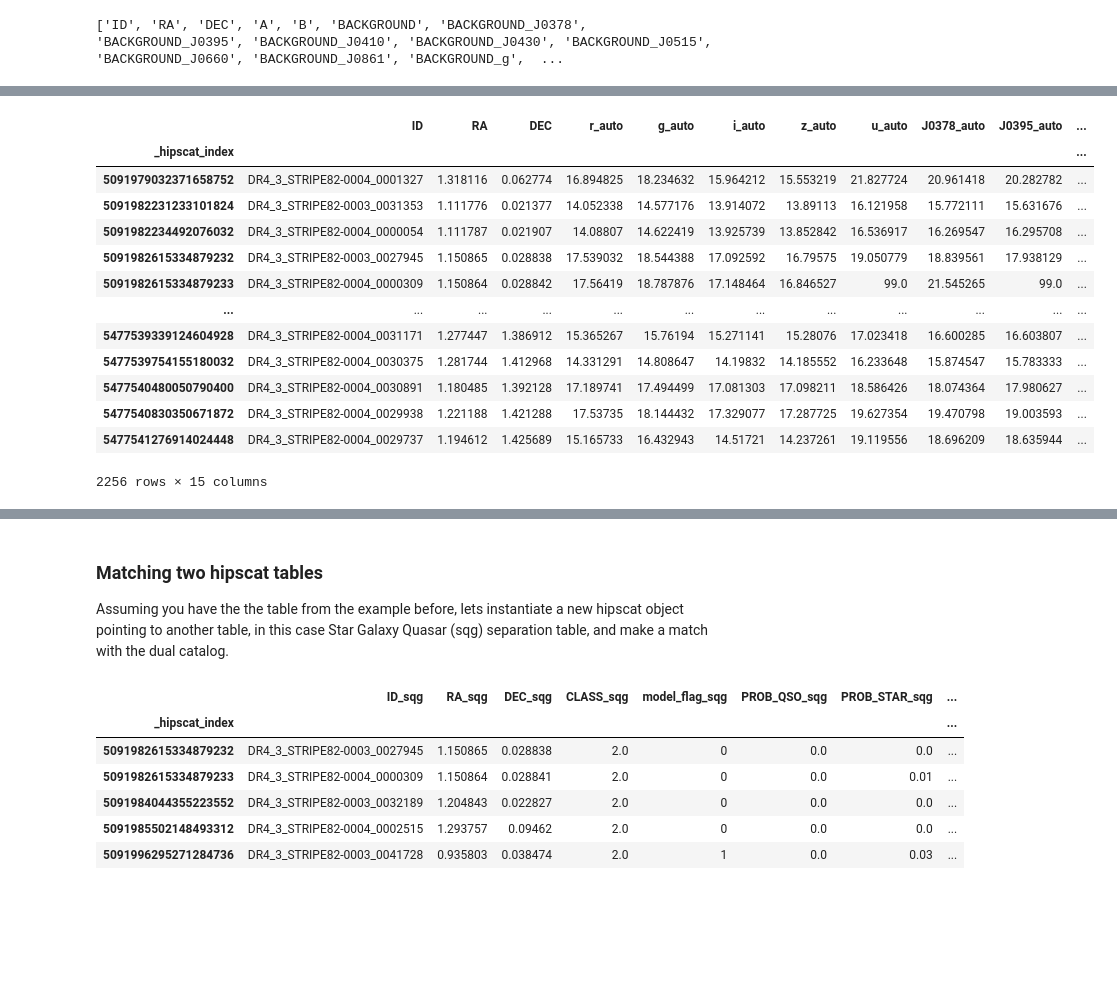
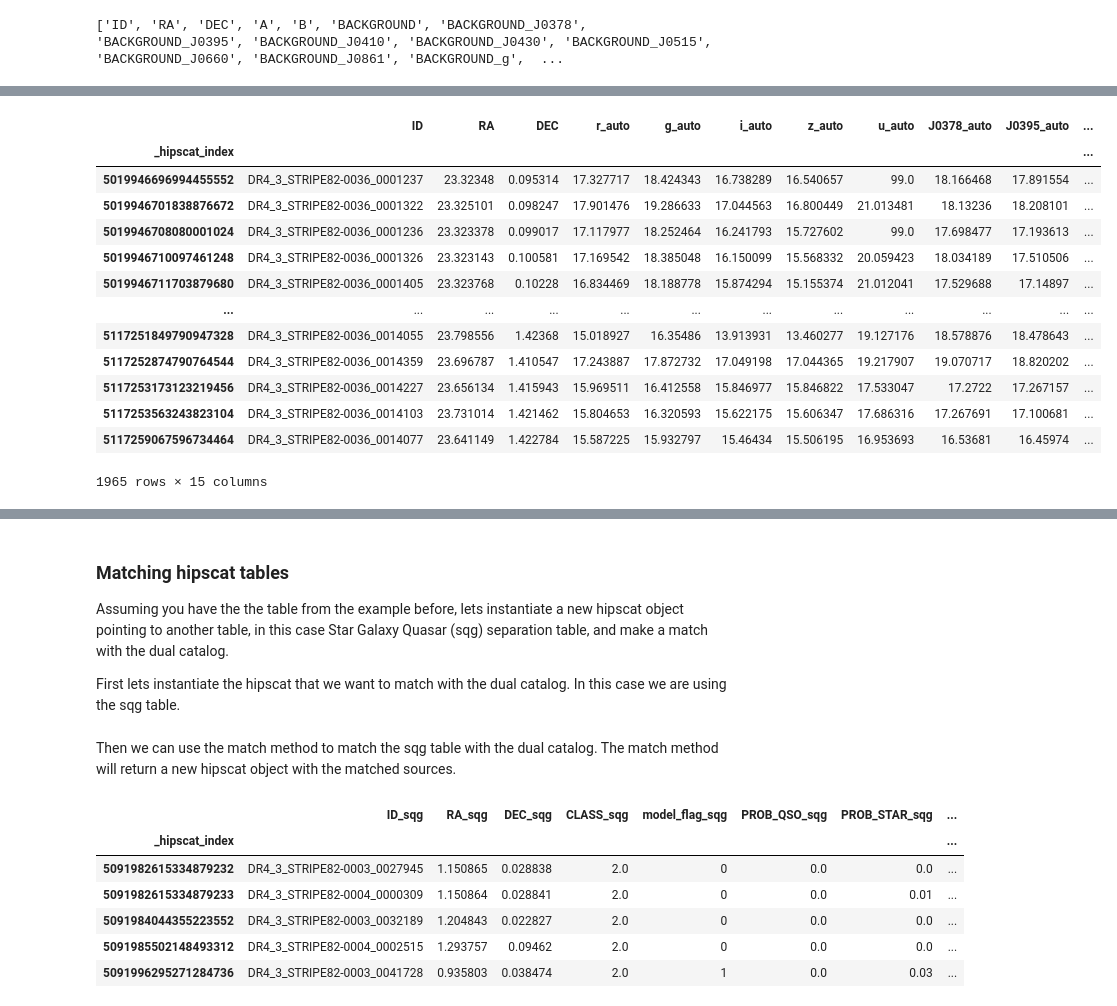
Before and after one commit to felipefer42/XLVII_SAB_workshop, a Jupyter notebook: content/lsdb_query.ipynb, the cells around one changed output, grey strips where cells are left out. Saved outputs shown, nothing was run; the diff lists cells and outputs as text; code cells hidden in the pictures; blank space fills up the shorter version.

```diff
--- a/content/lsdb_query.ipynb
+++ b/content/lsdb_query.ipynb
@@ -68,25 +79,25 @@ dual = lsdb.read_hipscat(
 )
 # %%
 dual.cone_search(
-    1, # ra
+    23, # ra
     1, # dec
     1*3600 # radius in arcseconds
 ).compute()
 # %% [output]
 |  | ID | RA | DEC | r_auto | g_auto | i_auto | z_auto | u_auto | J0378_auto | J0395_auto | ... |
 | _hipscat_index |  |  |  |  |  |  |  |  |  |  | ... |
-| 5091979032371658752 | DR4_3_STRIPE82-0004_0001327 | 1.318116 | 0.062774 | 16.894825 | 18.234632 | 15.964212 | 15.553219 | 21.827724 | 20.961418 | 20.282782 | ... |
-| 5091982231233101824 | DR4_3_STRIPE82-0003_0031353 | 1.111776 | 0.021377 | 14.052338 | 14.577176 | 13.914072 | 13.89113 | 16.121958 | 15.772111 | 15.631676 | ... |
-| 5091982234492076032 | DR4_3_STRIPE82-0004_0000054 | 1.111787 | 0.021907 | 14.08807 | 14.622419 | 13.925739 | 13.852842 | 16.536917 | 16.269547 | 16.295708 | ... |
-| 5091982615334879232 | DR4_3_STRIPE82-0003_0027945 | 1.150865 | 0.028838 | 17.539032 | 18.544388 | 17.092592 | 16.79575 | 19.050779 | 18.839561 | 17.938129 | ... |
-| 5091982615334879233 | DR4_3_STRIPE82-0004_0000309 | 1.150864 | 0.028842 | 17.56419 | 18.787876 | 17.148464 | 16.846527 | 99.0 | 21.545265 | 99.0 | ... |
+| 5019946696994455552 | DR4_3_STRIPE82-0036_0001237 | 23.32348 | 0.095314 | 17.327717 | 18.424343 | 16.738289 | 16.540657 | 99.0 | 18.166468 | 17.891554 | ... |
+| 5019946701838876672 | DR4_3_STRIPE82-0036_0001322 | 23.325101 | 0.098247 | 17.901476 | 19.286633 | 17.044563 | 16.800449 | 21.013481 | 18.13236 | 18.208101 | ... |
+| 5019946708080001024 | DR4_3_STRIPE82-0036_0001236 | 23.323378 | 0.099017 | 17.117977 | 18.252464 | 16.241793 | 15.727602 | 99.0 | 17.698477 | 17.193613 | ... |
+| 5019946710097461248 | DR4_3_STRIPE82-0036_0001326 | 23.323143 | 0.100581 | 17.169542 | 18.385048 | 16.150099 | 15.568332 | 20.059423 | 18.034189 | 17.510506 | ... |
+| 5019946711703879680 | DR4_3_STRIPE82-0036_0001405 | 23.323768 | 0.10228 | 16.834469 | 18.188778 | 15.874294 | 15.155374 | 21.012041 | 17.529688 | 17.14897 | ... |
 | ... | ... | ... | ... | ... | ... | ... | ... | ... | ... | ... | ... |
-| 5477539339124604928 | DR4_3_STRIPE82-0004_0031171 | 1.277447 | 1.386912 | 15.365267 | 15.76194 | 15.271141 | 15.28076 | 17.023418 | 16.600285 | 16.603807 | ... |
-| 5477539754155180032 | DR4_3_STRIPE82-0004_0030375 | 1.281744 | 1.412968 | 14.331291 | 14.808647 | 14.19832 | 14.185552 | 16.233648 | 15.874547 | 15.783333 | ... |
-| 5477540480050790400 | DR4_3_STRIPE82-0004_0030891 | 1.180485 | 1.392128 | 17.189741 | 17.494499 | 17.081303 | 17.098211 | 18.586426 | 18.074364 | 17.980627 | ... |
-| 5477540830350671872 | DR4_3_STRIPE82-0004_0029938 | 1.221188 | 1.421288 | 17.53735 | 18.144432 | 17.329077 | 17.287725 | 19.627354 | 19.470798 | 19.003593 | ... |
-| 5477541276914024448 | DR4_3_STRIPE82-0004_0029737 | 1.194612 | 1.425689 | 15.165733 | 16.432943 | 14.51721 | 14.237261 | 19.119556 | 18.696209 | 18.635944 | ... |
+| 5117251849790947328 | DR4_3_STRIPE82-0036_0014055 | 23.798556 | 1.42368 | 15.018927 | 16.35486 | 13.913931 | 13.460277 | 19.127176 | 18.578876 | 18.478643 | ... |
+| 5117252874790764544 | DR4_3_STRIPE82-0036_0014359 | 23.696787 | 1.410547 | 17.243887 | 17.872732 | 17.049198 | 17.044365 | 19.217907 | 19.070717 | 18.820202 | ... |
+| 5117253173123219456 | DR4_3_STRIPE82-0036_0014227 | 23.656134 | 1.415943 | 15.969511 | 16.412558 | 15.846977 | 15.846822 | 17.533047 | 17.2722 | 17.267157 | ... |
+| 5117253563243823104 | DR4_3_STRIPE82-0036_0014103 | 23.731014 | 1.421462 | 15.804653 | 16.320593 | 15.622175 | 15.606347 | 17.686316 | 17.267691 | 17.100681 | ... |
+| 5117259067596734464 | DR4_3_STRIPE82-0036_0014077 | 23.641149 | 1.422784 | 15.587225 | 15.932797 | 15.46434 | 15.506195 | 16.953693 | 16.53681 | 16.45974 | ... |
-2256 rows × 15 columns
+1965 rows × 15 columns
 # %%
 dual.box_search(
     [-1, 1], # start RA, end RA
@@ -108,9 +119,11 @@ dual.box_search(
 | 5477085362889162752 | DR4_3_STRIPE82-0170_0042484 | 359.042084 | 0.9931 | 14.350434 | 14.799906 | 14.208946 | 14.171391 | 16.057728 | 15.66439 | 15.644639 | ... |
 3688 rows × 15 columns
 # %% [markdown]
-### Matching two hipscat tables
+### Matching hipscat tables
 
 Assuming you have the the table from the example before, lets instantiate a new hipscat object pointing to another table, in this case Star Galaxy Quasar (sqg) separation table, and make a match with the dual catalog.
+
+First lets instantiate the hipscat that we want to match with the dual catalog. In this case we are using the sqg table.
 # %%
 dr4_sqg = splusdata.get_hipscats("dr4/sqg")[0]
 sqg_margin = lsdb.read_hipscat(dr4_sqg[1])
@@ -119,6 +132,8 @@ sqg = lsdb.read_hipscat(
     margin_cache=sqg_margin,
     filters=[("PROB_GAL", ">", 0.8)]
 )
+# %% [markdown]
+Then we can use the match method to match the sqg table with the dual catalog. The match method will return a new hipscat object with the matched sources.
 # %%
 dual_sqg = sqg.crossmatch(
     dual, radius_arcsec = 1
```
Also changed, not shown: parts of 14 cells of this notebook.
